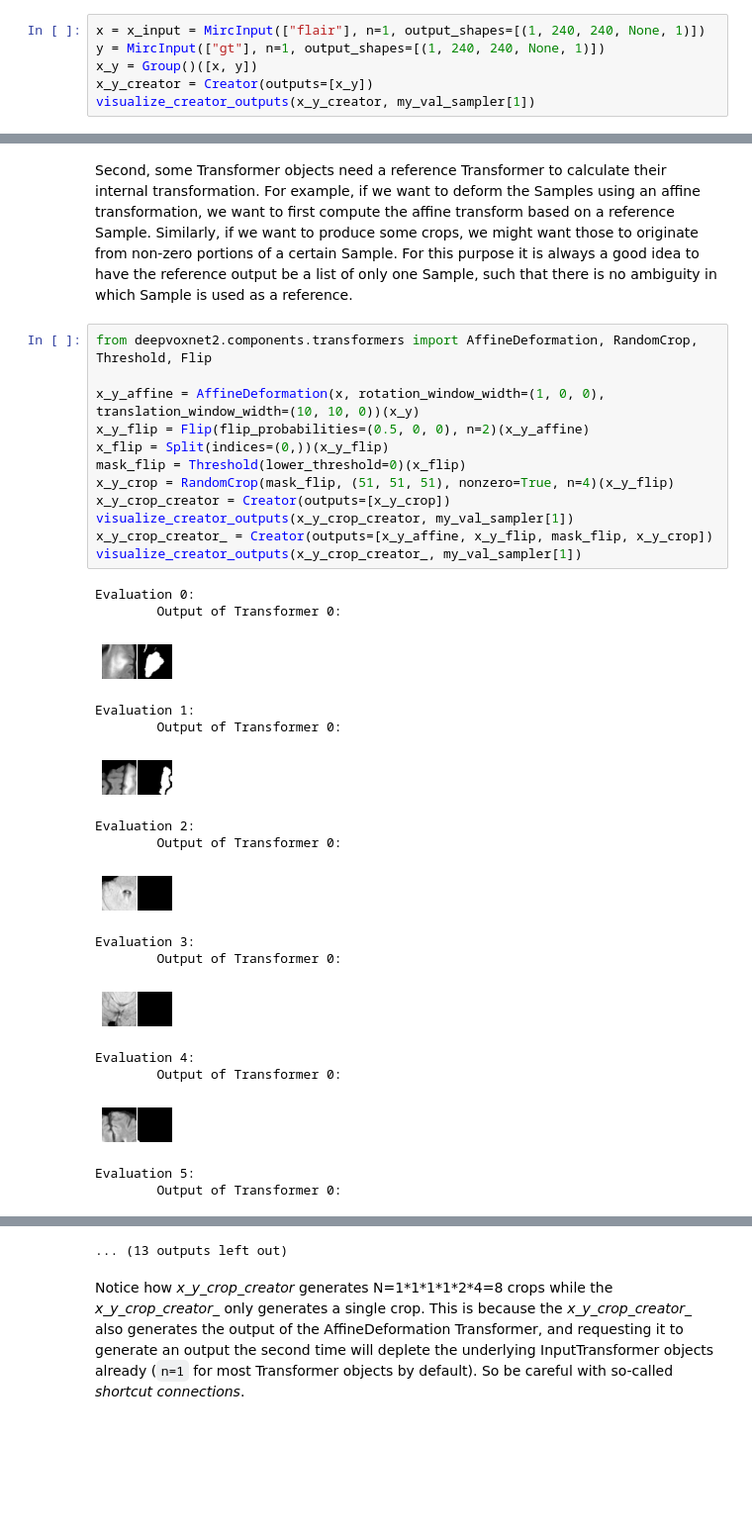
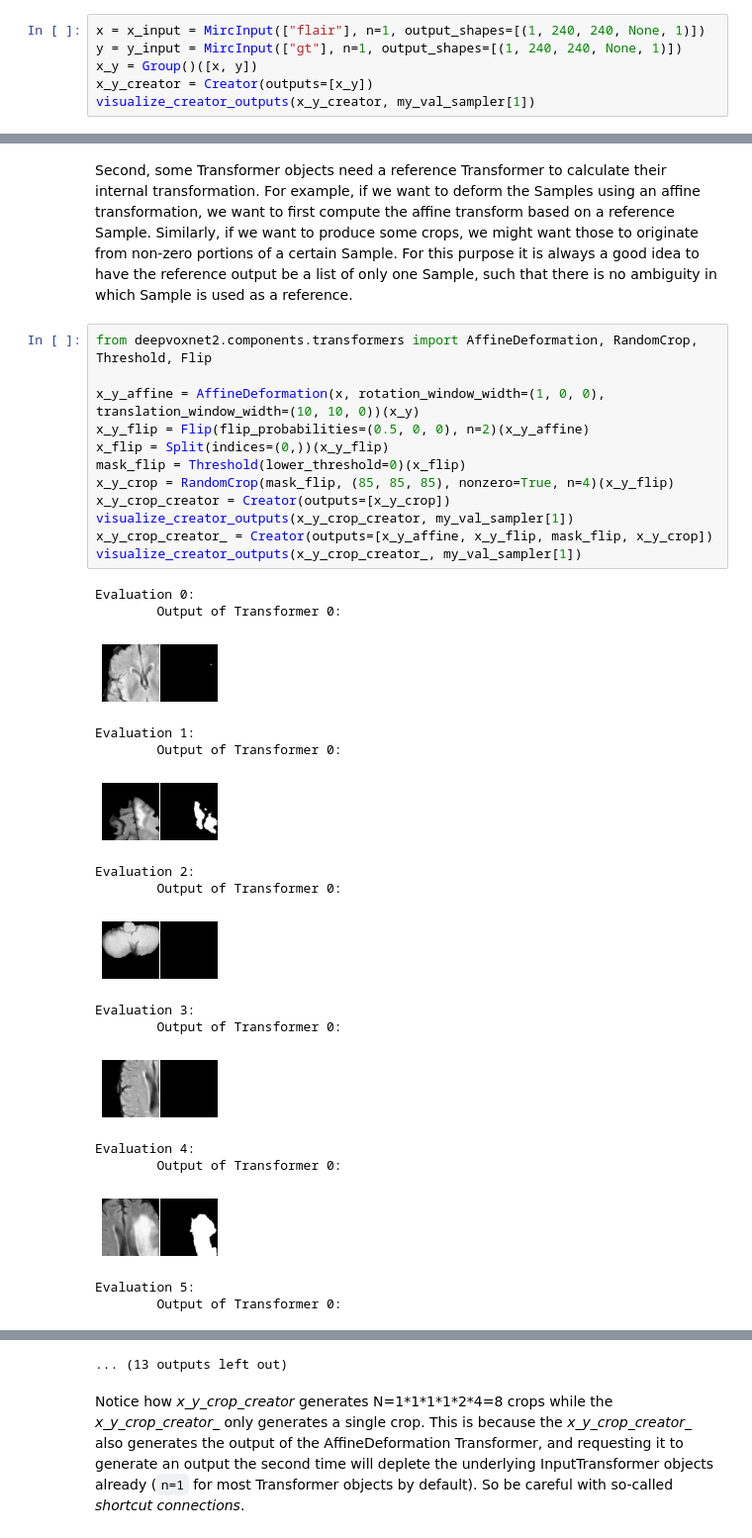
Before and after one commit to JeroenBertels/deepvoxnet2, a Jupyter notebook: demos/deepvoxnet2.ipynb, the cells around one changed output, grey strips where cells are left out. Shown: that part at 99% size. Saved outputs shown, nothing was run; the diff lists cells and outputs as text; blank space fills up the shorter version.

```diff
--- a/demos/deepvoxnet2.ipynb
+++ b/demos/deepvoxnet2.ipynb
@@ -570,6 +572,6 @@ As a result, the above example could be rewritten as:
 # %%
 x = x_input = MircInput(["flair"], n=1, output_shapes=[(1, 240, 240, None, 1)])
-y = MircInput(["gt"], n=1, output_shapes=[(1, 240, 240, None, 1)])
+y = y_input = MircInput(["gt"], n=1, output_shapes=[(1, 240, 240, None, 1)])
 x_y = Group()([x, y])
 x_y_creator = Creator(outputs=[x_y])
 visualize_creator_outputs(x_y_creator, my_val_sampler[1])
@@ -586,30 +588,30 @@ For this purpose it is always a good idea to have the reference output be a list
 # %%
 from deepvoxnet2.components.transformers import AffineDeformation, RandomCrop, Threshold, Flip
 
 x_y_affine = AffineDeformation(x, rotation_window_width=(1, 0, 0), translation_window_width=(10, 10, 0))(x_y)
 x_y_flip = Flip(flip_probabilities=(0.5, 0, 0), n=2)(x_y_affine)
 x_flip = Split(indices=(0,))(x_y_flip)
 mask_flip = Threshold(lower_threshold=0)(x_flip)
-x_y_crop = RandomCrop(mask_flip, (51, 51, 51), nonzero=True, n=4)(x_y_flip)
+x_y_crop = RandomCrop(mask_flip, (85, 85, 85), nonzero=True, n=4)(x_y_flip)
 x_y_crop_creator = Creator(outputs=[x_y_crop])
 visualize_creator_outputs(x_y_crop_creator, my_val_sampler[1])
 x_y_crop_creator_ = Creator(outputs=[x_y_affine, x_y_flip, mask_flip, x_y_crop])
 visualize_creator_outputs(x_y_crop_creator_, my_val_sampler[1])
 # %% [output]
 Evaluation 0:
         Output of Transformer 0:
-[figure, old version]
+[figure, new version]
 Evaluation 1:
         Output of Transformer 0:
-[figure, old version]
+[figure, new version]
 Evaluation 2:
         Output of Transformer 0:
-[figure, old version]
+[figure, new version]
 Evaluation 3:
         Output of Transformer 0:
-[figure, old version]
+[figure, new version]
 Evaluation 4:
         Output of Transformer 0:
-[figure, old version]
+[figure, new version]
 Evaluation 5:
         Output of Transformer 0:
```
Also changed, not shown: parts of 38 cells of this notebook.
